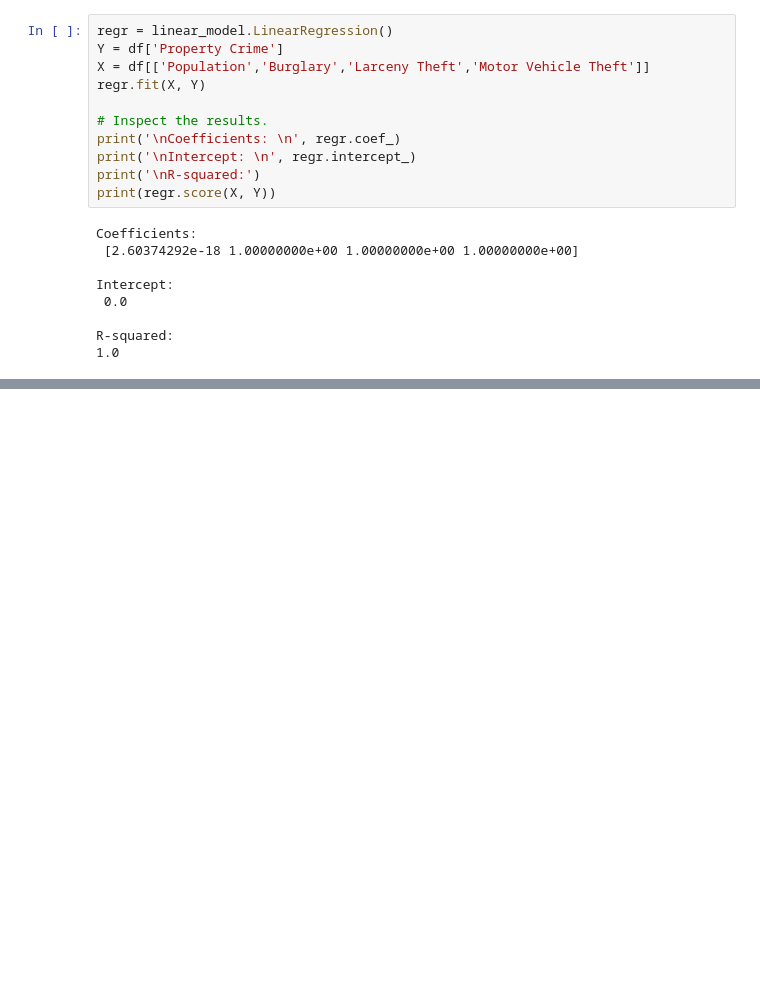
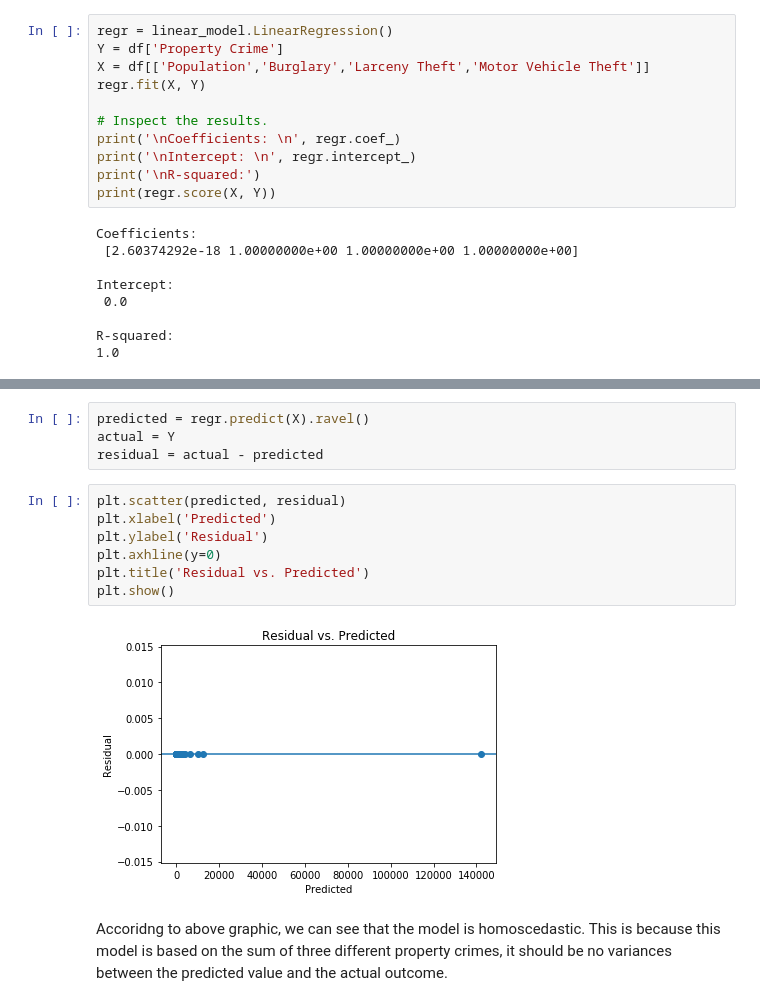
Before and after one commit to jatlukze/Thinkful-Practices, a Jupyter notebook: FBI Crime Regression Model.ipynb, the cells around one changed output, grey strips where cells are left out. Cells and saved outputs as stored; diff of their text form; blank space fills up the shorter version.

```diff
--- a/FBI Crime Regression Model.ipynb
+++ b/FBI Crime Regression Model.ipynb
@@ -250,0 +354,15 @@ R-squared:
+# %%
+predicted = regr.predict(X).ravel()
+actual = Y
+residual = actual - predicted
+# %%
+plt.scatter(predicted, residual)
+plt.xlabel('Predicted')
+plt.ylabel('Residual')
+plt.axhline(y=0)
+plt.title('Residual vs. Predicted')
+plt.show()
+# %% [output]
+[figure, added]
+# %% [markdown]
+Accoridng to above graphic, we can see that the model is homoscedastic. This is because this model is based on the sum of three different property crimes, it should be no variances between the predicted value and the actual outcome.
```
Also changed, not shown: parts of 11 cells of this notebook.
